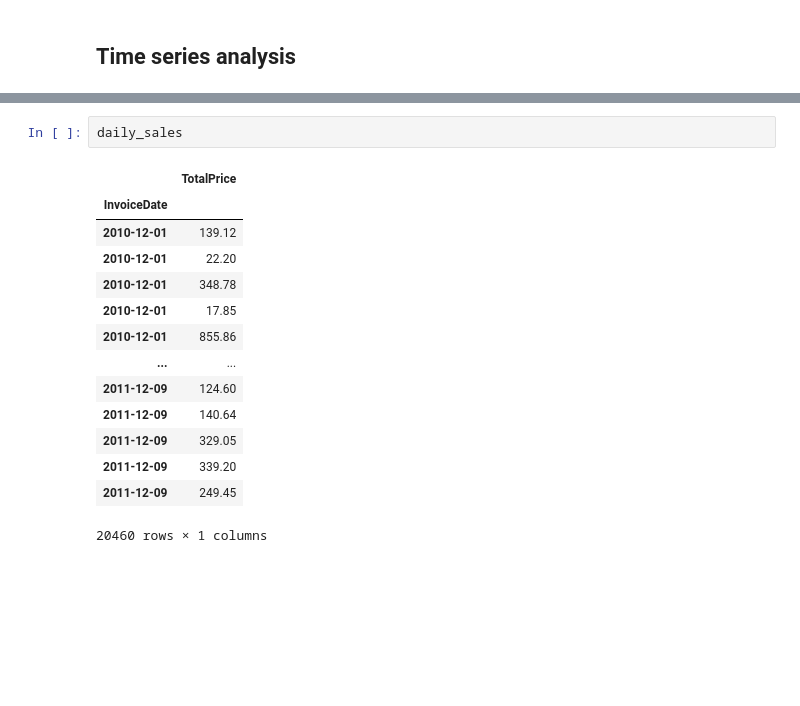
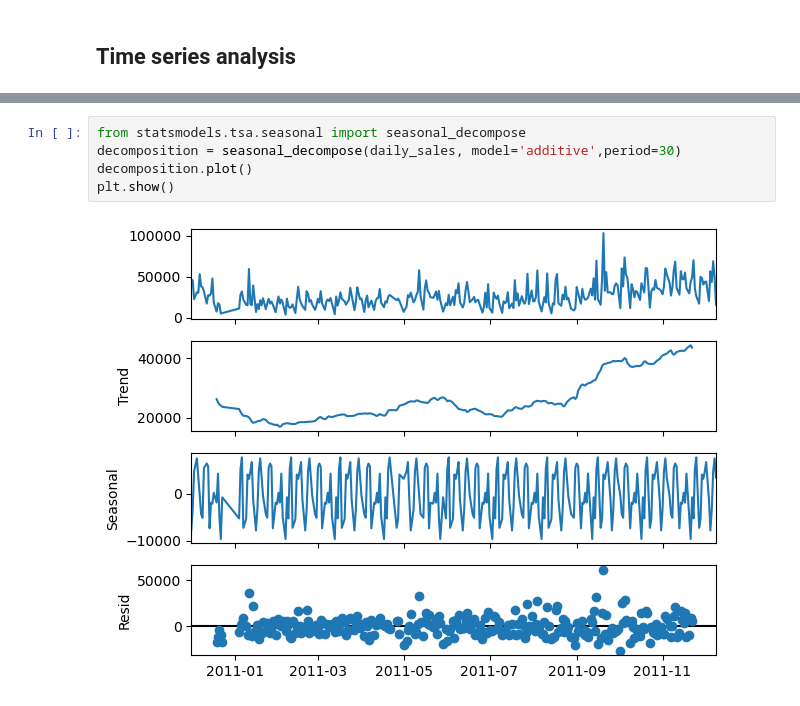
Before and after one commit to muhamedrar/Online-Retail, a Jupyter notebook: online_retail.ipynb, the cells around one changed output, grey strips where cells are left out. Cells and saved outputs as stored; diff of their text form; blank space fills up the shorter version.

```diff
--- a/online_retail.ipynb
+++ b/online_retail.ipynb
@@ -225,17 +247,7 @@ plt.show()
 # %%
-daily_sales
+from statsmodels.tsa.seasonal import seasonal_decompose
+decomposition = seasonal_decompose(daily_sales, model='additive',period=30)
+decomposition.plot()
+plt.show()
 # %% [output]
-|  | TotalPrice |
-| InvoiceDate |  |
-| 2010-12-01 | 139.12 |
-| 2010-12-01 | 22.20 |
-| 2010-12-01 | 348.78 |
-| 2010-12-01 | 17.85 |
-| 2010-12-01 | 855.86 |
-| ... | ... |
-| 2011-12-09 | 124.60 |
-| 2011-12-09 | 140.64 |
-| 2011-12-09 | 329.05 |
-| 2011-12-09 | 339.20 |
-| 2011-12-09 | 249.45 |
-20460 rows × 1 columns
+[figure, added]
```
Also changed, not shown: parts of 9 cells of this notebook.
